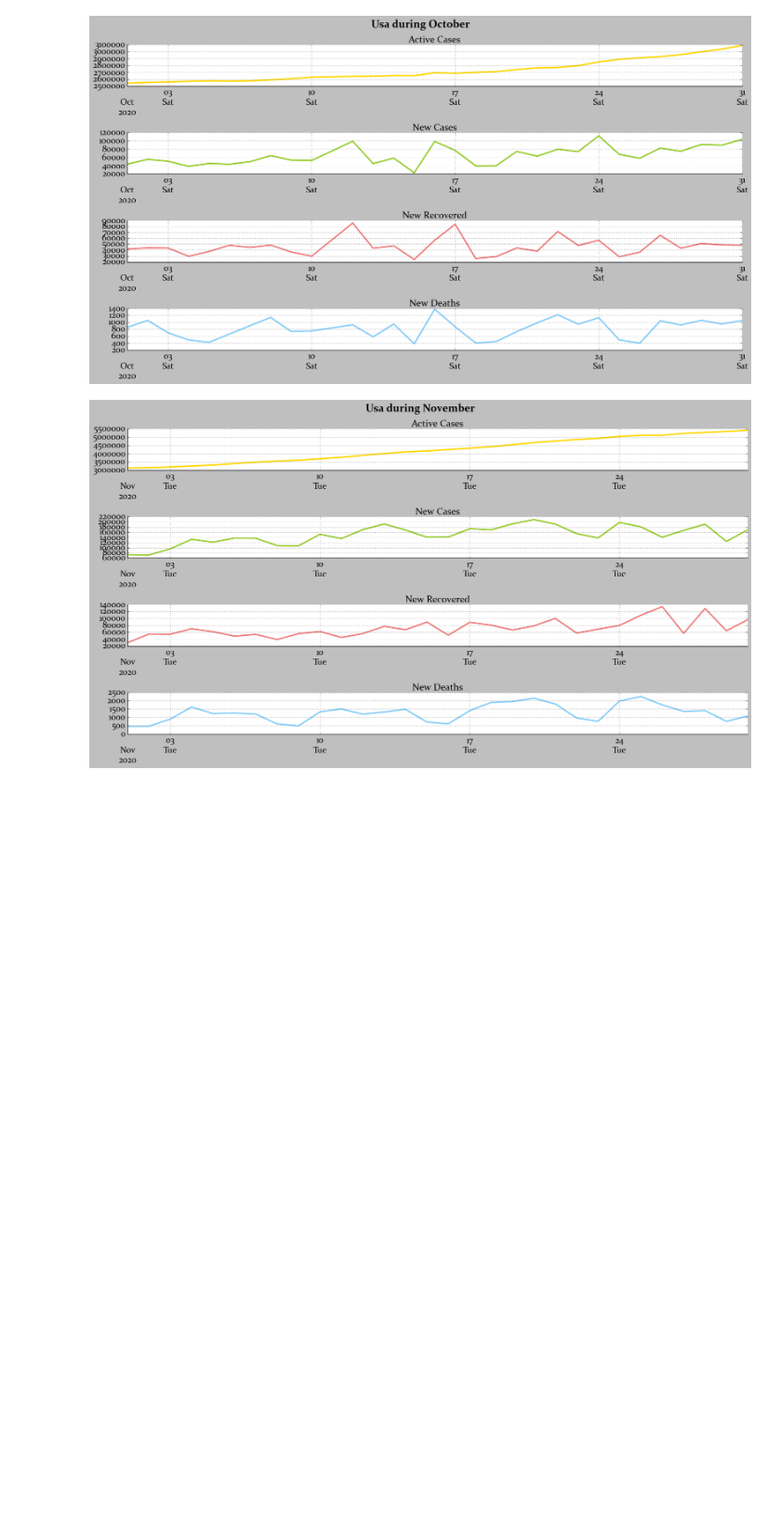
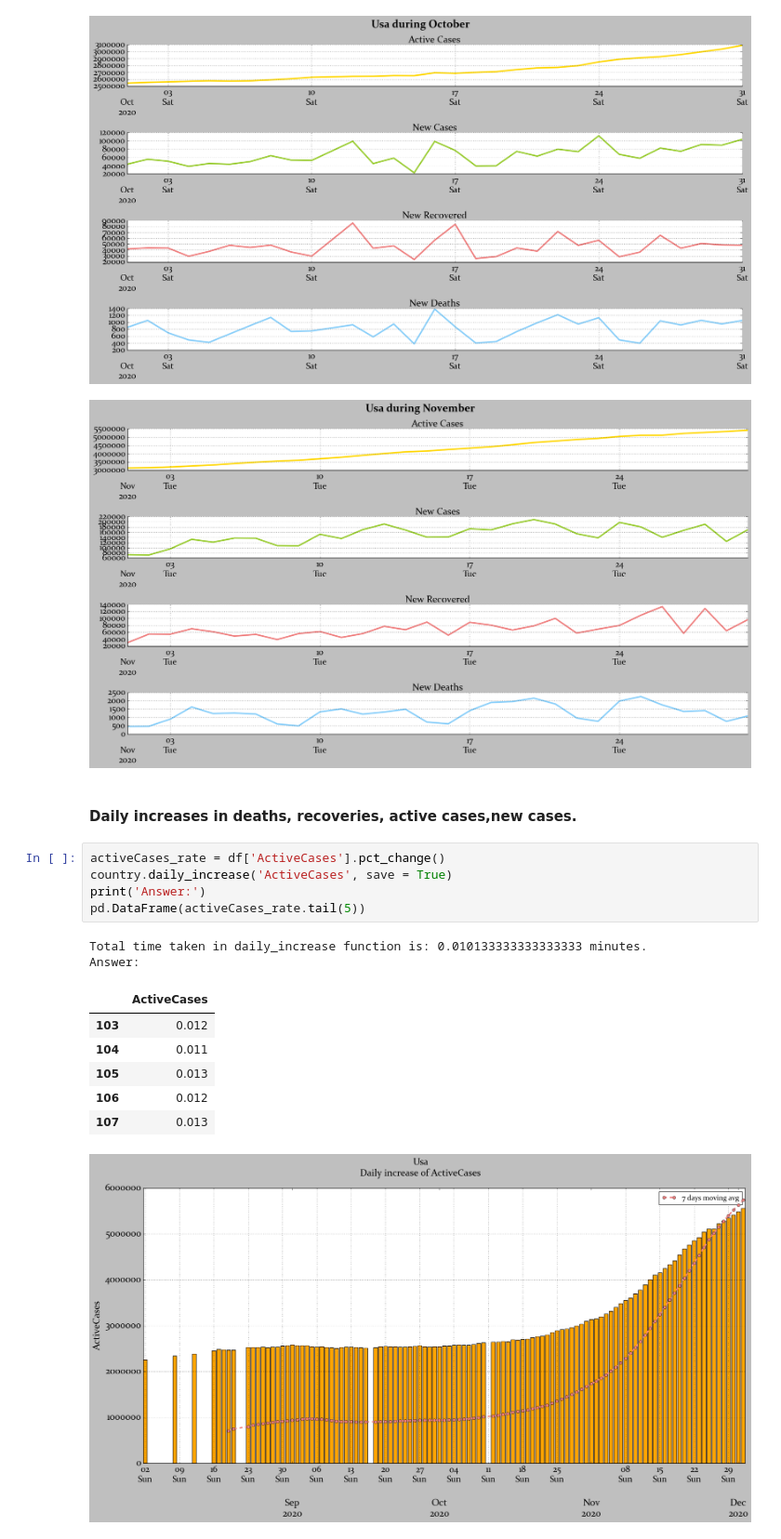
Before and after one commit to BimiLevi/Covid19, a Jupyter notebook: analysis/country_analysis.ipynb, the cells around one changed output. Shown at 93% size. Drawn from its saved outputs; the diff is of its cells as text; blank space fills up the shorter version.

```diff
--- a/analysis/country_analysis.ipynb
+++ b/analysis/country_analysis.ipynb
@@ -116,3 +122,20 @@ for month in months_info['Month'].tolist():
 [figure]
 [figure]
 [figure]
+# %% [markdown]
+#### Daily increases in deaths, recoveries, active cases,new cases.
+# %%
+activeCases_rate = df['ActiveCases'].pct_change()
+country.daily_increase('ActiveCases', save = True)
+print('Answer:')
+pd.DataFrame(activeCases_rate.tail(5))
+# %% [output]
+Total time taken in daily_increase function is: 0.010133333333333333 minutes.
+Answer:
+|  | ActiveCases |
+| 103 | 0.012 |
+| 104 | 0.011 |
+| 105 | 0.013 |
+| 106 | 0.012 |
+| 107 | 0.013 |
+[figure, added]
```
Also changed, not shown: parts of 15 cells of this notebook, 8 other files.
